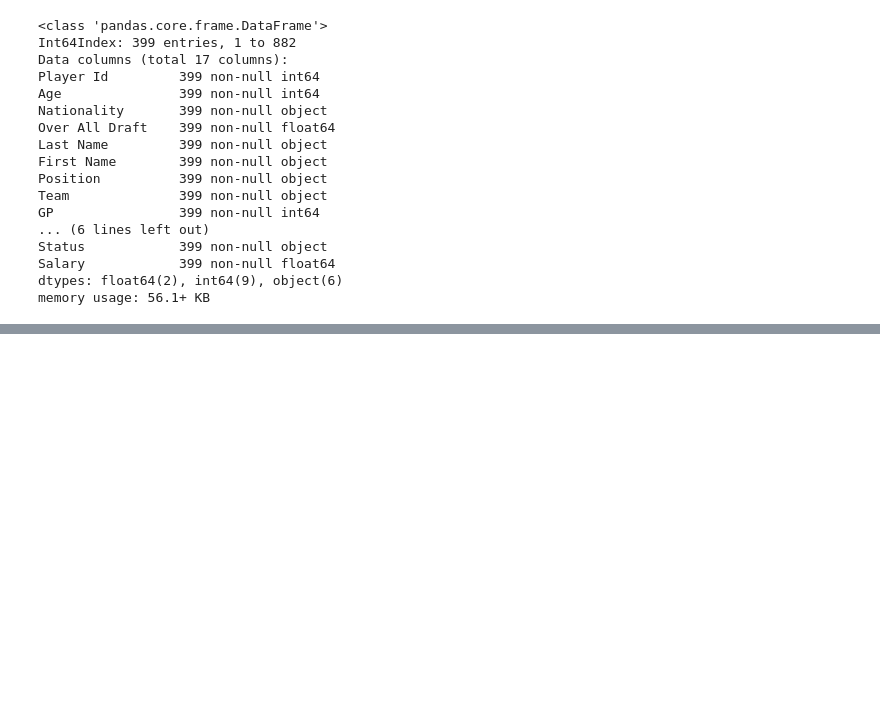
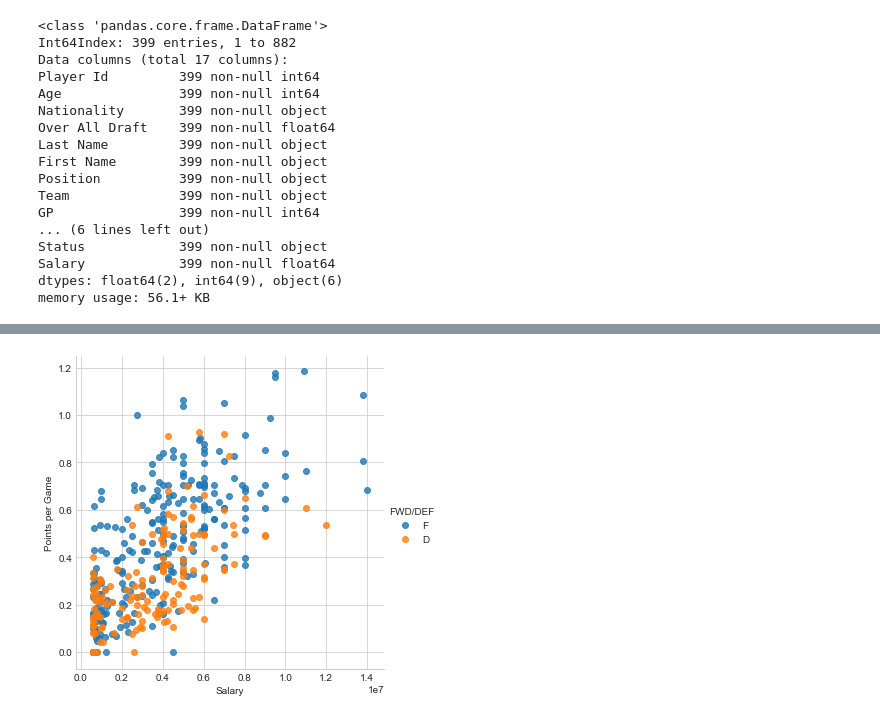
Before and after one commit to cjgargano/UCI-Project-01, a Jupyter notebook: project_nhl_salaries.ipynb, the cells around one changed output, grey strips where cells are left out. Cells and saved outputs as stored; diff of their text form; code cells hidden in the pictures; blank space fills up the shorter version.

```diff
--- a/project_nhl_salaries.ipynb
+++ b/project_nhl_salaries.ipynb
@@ -86,0 +106,28 @@ plt.show()
+# %%
+ufa_df["FWD/DEF"] = ufa_df["Position"]
+# %%
+replace_position = {"D": "D",
+                    "C": "F",
+                    "RW": "F",
+                    "LW": "F",
+                    "C/LW": "F",
+                    "LW/C": "F",
+                    "C/RW": "F",
+                    "RW/C": "F",
+                    "LW/RW": "F",
+                    "RW/LW": "F",
+                    "C/LW/RW": "F",
+                    "C/RW/LW": "F",
+                    "LW/C/RW": "F",
+                    "LW/RW/C": "F",
+                    "RW/C/LW": "F",
+                    "RW/LW/C": "F",
+                    "D/RW": "D",
+                    "RW/D": "D",
+                    "D/LW": "D",
+                    "LW/D": "D",
+                    "C/D": "D",
+                    "D/C": "D",
+                    "C/LW/C":"F"}
+ufa_df
+ufa_df.loc[:,"FWD/DEF"] = ufa_df["FWD/DEF"].map(replace_position)
@@ -86,0 +143,7 @@ plt.show()
+# %%
+#If to look at by team, then we need to drop the slashes "DAL/ANA" to 'ANA'
+#Plot the scatterplot
+sns.lmplot(x = "Salary", y = "Points per Game", data = ufa_df, hue="FWD/DEF", fit_reg=False)
+plt.show()
+# %% [output]
+[figure, added]
```
Also changed, not shown: parts of 20 cells of this notebook.
